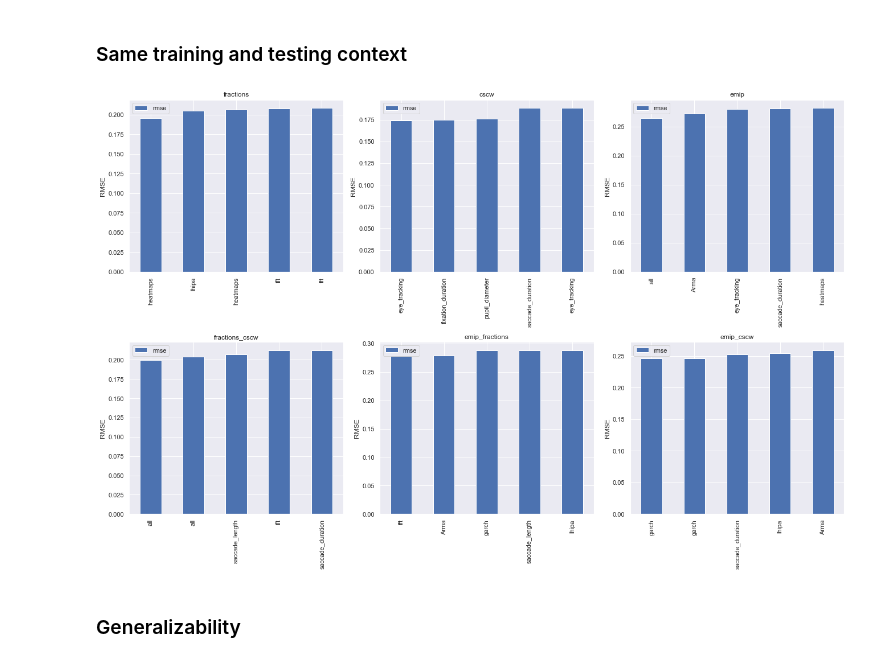
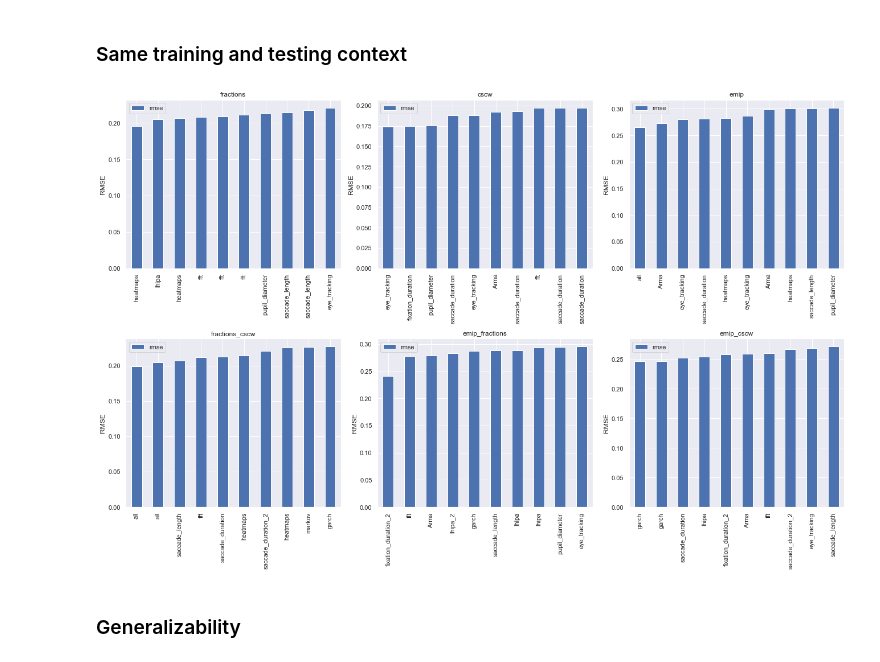
Before and after one commit to s0lvang/ideal-pancake, a Jupyter notebook: misc/notebooks/Analyze Results.ipynb, the cells around one changed output. Saved outputs shown, nothing was run; the diff lists cells and outputs as text; code cells hidden in the pictures.

```diff
--- a/misc/notebooks/Analyze Results.ipynb
+++ b/misc/notebooks/Analyze Results.ipynb
@@ -285,18 +335,18 @@ fig.savefig("plots/dimensionality_reduction_generalizability.jpg")
 ## FEATURES
 # %% [markdown]
 ###  Same training and testing context
-# %%
-combined_df = pd.concat((one_to_one_df, two_to_one_df))
-
-dfs_grouped_on_in_study = [combined_df[combined_df["in_study"] == dataset] for dataset in combined_df["in_study"].unique()]
-dfs = [df.nsmallest(5, "rmse") for df in dfs_grouped_on_in_study]
-titles = [df.loc[:, "in_study"].iloc[0] for df in dfs_grouped_on_in_study]
-fig = side_by_side_bar_plot(dfs, titles, y="rmse", y_label="RMSE", x_label="", ticks="feature_combinations")
-
-fig.set_size_inches(18.5, 12, forward=True)
-fig.tight_layout()
-fig.savefig("plots/feature_groups_context_sensitivity.jpg")
-# %% [output]
-[figure, removed]
+# %%
+combined_df = pd.concat((one_to_one_df, two_to_one_df))
+
+dfs_grouped_on_in_study = [combined_df[combined_df["in_study"] == dataset] for dataset in combined_df["in_study"].unique()]
+dfs = [df.nsmallest(10, "rmse") for df in dfs_grouped_on_in_study]
+titles = [df.loc[:, "in_study"].iloc[0] for df in dfs_grouped_on_in_study]
+fig = side_by_side_bar_plot(dfs, titles, y="rmse", y_label="RMSE", x_label="", ticks="feature_combinations")
+
+fig.set_size_inches(18.5, 12, forward=True)
+fig.tight_layout()
+fig.savefig("plots/feature_groups_context_sensitivity.jpg")
+# %% [output]
+[figure, added]
 # %% [markdown]
 ###  Generalizability
```
Also changed, not shown: parts of 22 cells of this notebook.
